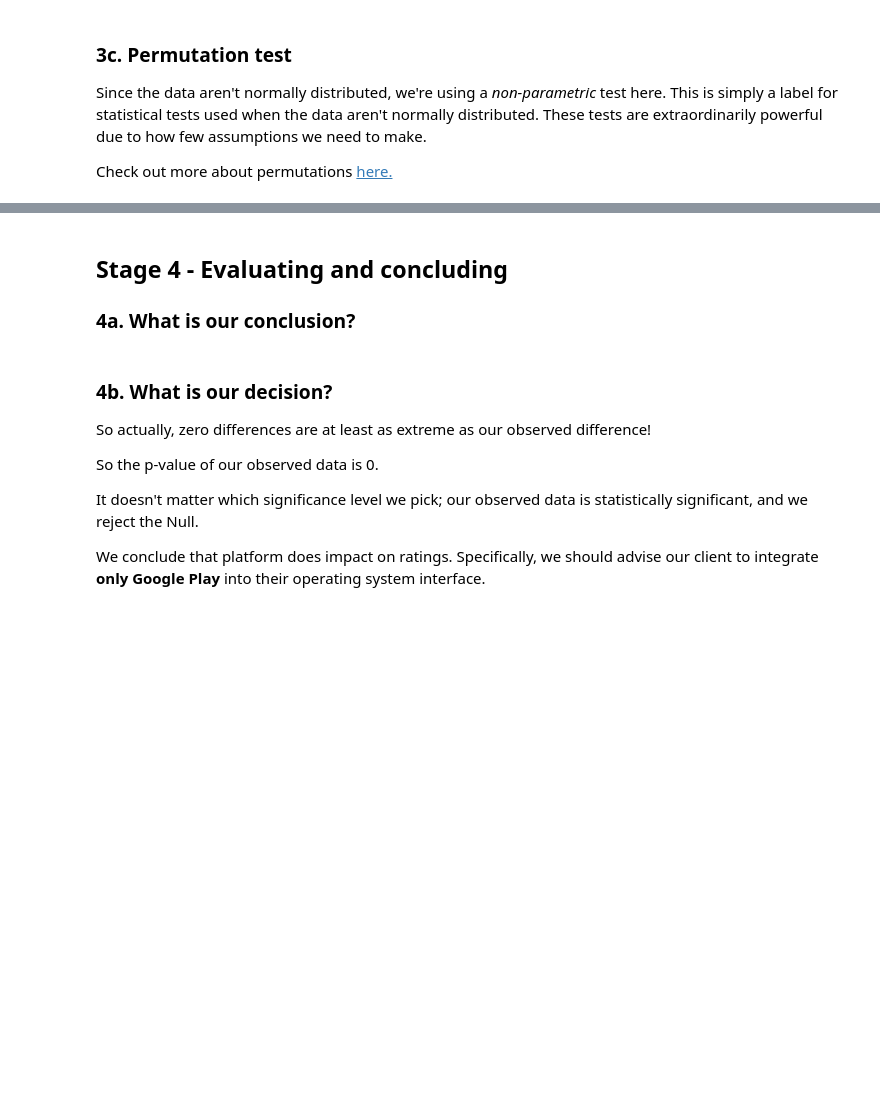
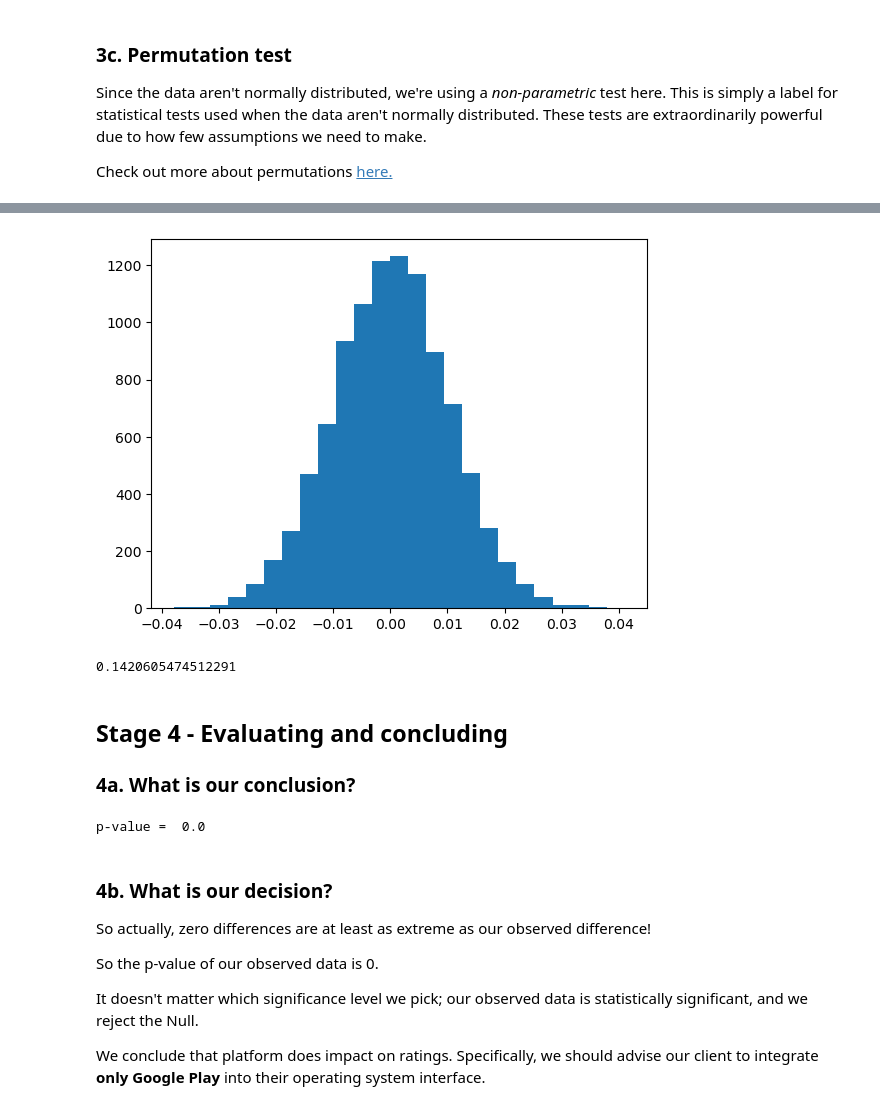
Before and after one commit to nhongphuc/Springboard, a Jupyter notebook: Integrating_Apps/Springboard Apps project - Tier 3 - Complete.ipynb, the cells around one changed output, grey strips where cells are left out. Drawn from its saved outputs; the diff is of its cells as text; code cells hidden in the pictures; blank space fills up the shorter version.

```diff
--- a/Integrating_Apps/Springboard Apps project - Tier 3 - Complete.ipynb
+++ b/Integrating_Apps/Springboard Apps project - Tier 3 - Complete.ipynb
@@ -452,28 +492,38 @@ _ _ _
 # %%
-# The difference in the means for Permutation1 (0.001103) now looks hugely different to our observed difference of 0.14206.
+# The difference in the means for Permutation1 (0.0055) now looks much smaller than our observed difference of 0.14206.
 # It's sure starting to look like our observed difference is significant, and that the Null is false; platform does impact on ratings
 # But to be sure, let's create 10,000 permutations, calculate the mean ratings for Google and Apple apps and the difference between these for each one, and then take the average of all of these differences.
 # Let's create a vector with the differences - that will be the distibution of the Null.
 
 # First, make a list called difference.
-_ _ _
+difference = np.empty(10000)
 
 # Now make a for loop that does the following 10,000 times:
 # 1. makes a permutation of the 'Rating' as you did above
 # 2. calculates the difference in the mean rating for apple and the mean rating for google.
-_ _ _
+
+for i in range(10000):
+    permuted_ratings = np.random.permutation(df['Rating'])
+    permuted_ratings_google = permuted_ratings[:len(google)]
+    permuted_ratings_apple = permuted_ratings[len(google):]
+    diff = np.mean(permuted_ratings_google) - np.mean(permuted_ratings_apple)
+    difference[i] = diff
 # %%
 # Make a variable called 'histo', and assign to it the result of plotting a histogram of the difference list.
-_ _ _
+histo = plt.hist(difference,bins=25)
+# %% [output]
+[figure, added]
 # %%
 # Now make a variable called obs_difference, and assign it the result of the mean of our 'apple' variable and the mean of our 'google variable'
-_ _ _
+obs_difference = np.mean(apple) - np.mean(google)
 
 # Make this difference absolute with the built-in abs() function.
-_ _ _
+obs_difference = abs(obs_difference)
 
 # Print out this value; it should be 0.1420605474512291.
-_ _ _
+obs_difference
+# %% [output]
+0.1420605474512291
 # %% [markdown]
 ## Stage 4 -  Evaluating and concluding
 ### 4a. What is our conclusion?
@@ -487,7 +537,11 @@ As a result, we're going to count how many of the differences in our difference
 
 If less than or equal to 5% of them are, then we will reject the Null.
 '''
-_ _ _
+
+p = np.sum(difference >= obs_difference)/len(difference)
+print('p-value = ', p)
+# %% [output]
+p-value =  0.0
 # %% [markdown]
 ### 4b. What is our decision?
 So actually, zero differences are at least as extreme as our observed difference!
```
Also changed, not shown: parts of 12 cells of this notebook.
